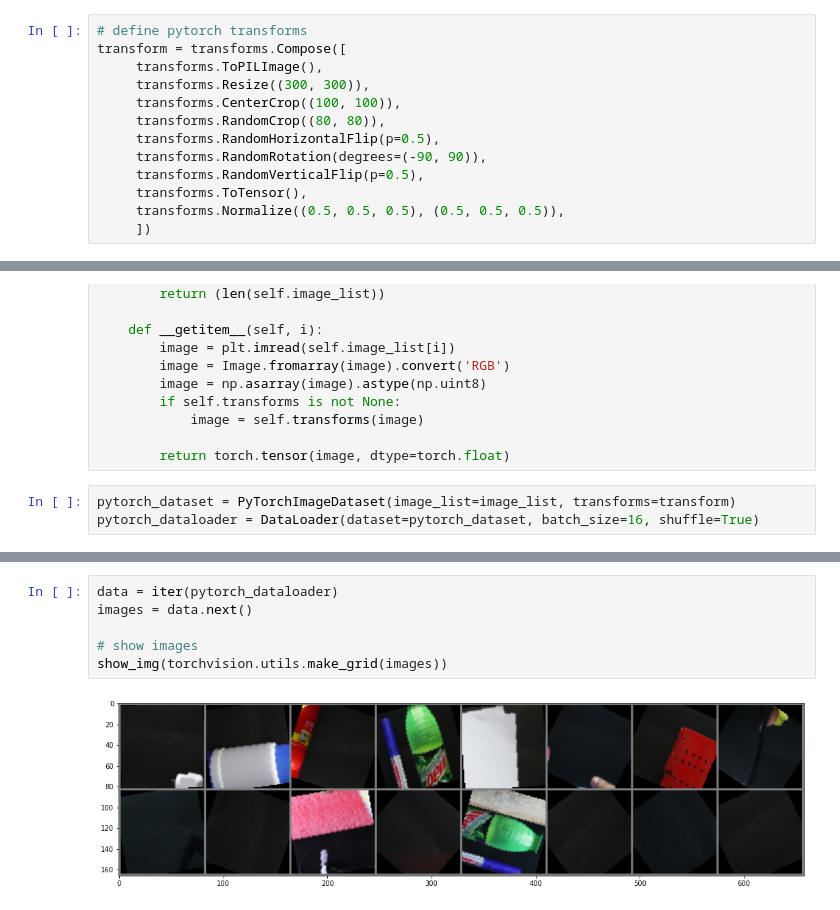
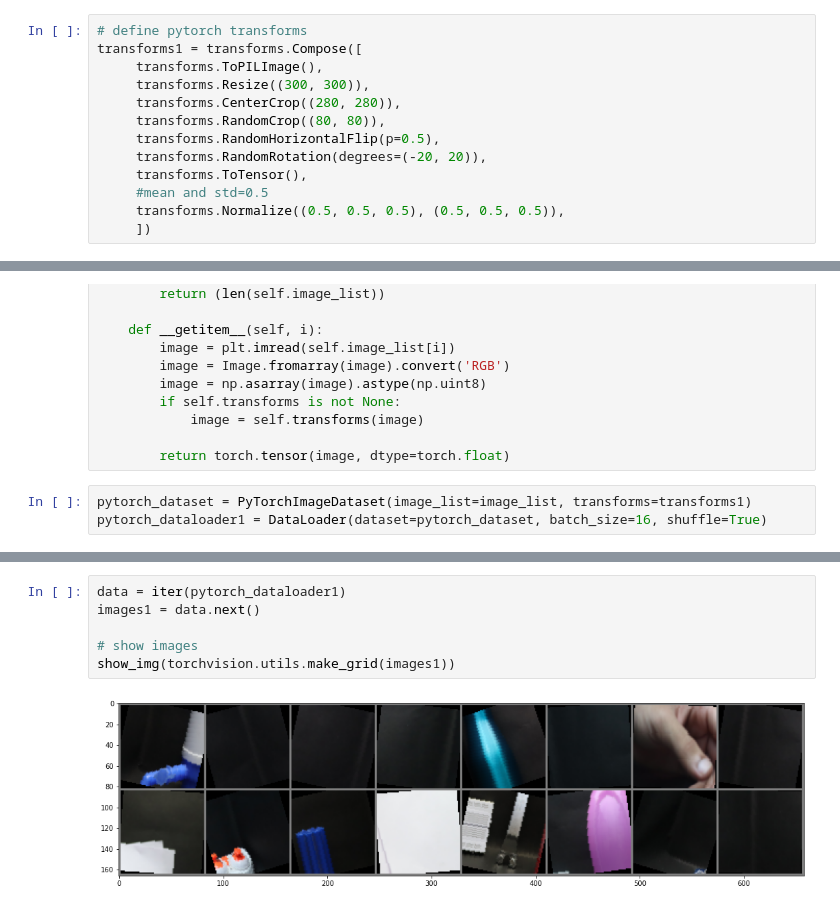
Before and after one commit to spider-tronix/Dark-Sight, a Jupyter notebook: DarkSight_Augmentation.ipynb, the cells around one changed output, grey strips where cells are left out. Cells and saved outputs as stored; diff of their text form.

Commit message:
custom transformation

```diff
--- a/DarkSight_Augmentation.ipynb
+++ b/DarkSight_Augmentation.ipynb
@@ -50,13 +92,13 @@ from PIL import Image
 # %%
 # define pytorch transforms
-transform = transforms.Compose([
+transforms1 = transforms.Compose([
      transforms.ToPILImage(),
      transforms.Resize((300, 300)),
-     transforms.CenterCrop((100, 100)),
+     transforms.CenterCrop((280, 280)),
      transforms.RandomCrop((80, 80)),
      transforms.RandomHorizontalFlip(p=0.5),
-     transforms.RandomRotation(degrees=(-90, 90)),
-     transforms.RandomVerticalFlip(p=0.5),
+     transforms.RandomRotation(degrees=(-20, 20)),
      transforms.ToTensor(),
+     #mean and std=0.5
      transforms.Normalize((0.5, 0.5, 0.5), (0.5, 0.5, 0.5)),
      ])
@@ -80,5 +137,5 @@ class PyTorchImageDataset(Dataset):
 
         return torch.tensor(image, dtype=torch.float)
 # %%
-pytorch_dataset = PyTorchImageDataset(image_list=image_list, transforms=transform)
-pytorch_dataloader = DataLoader(dataset=pytorch_dataset, batch_size=16, shuffle=True)
+pytorch_dataset = PyTorchImageDataset(image_list=image_list, transforms=transforms1)
+pytorch_dataloader1 = DataLoader(dataset=pytorch_dataset, batch_size=16, shuffle=True)
@@ -94,8 +142,8 @@ def show_img(img):
 # %%
-data = iter(pytorch_dataloader)
-images = data.next()
+data = iter(pytorch_dataloader1)
+images1 = data.next()
 
 # show images
-show_img(torchvision.utils.make_grid(images))
+show_img(torchvision.utils.make_grid(images1))
 # %% [output]
-[figure, old version]
+[figure, new version]
```
Also changed, not shown: parts of 10 cells of this notebook.
